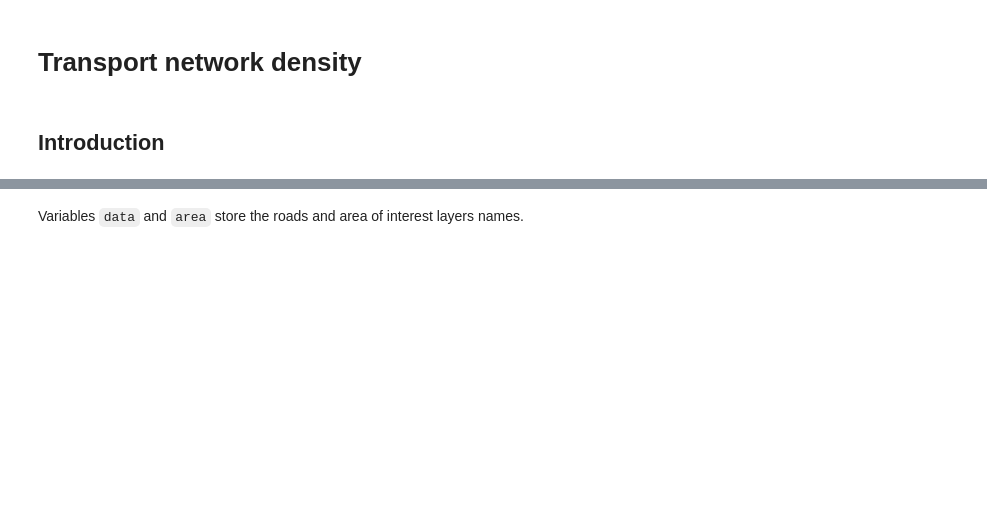
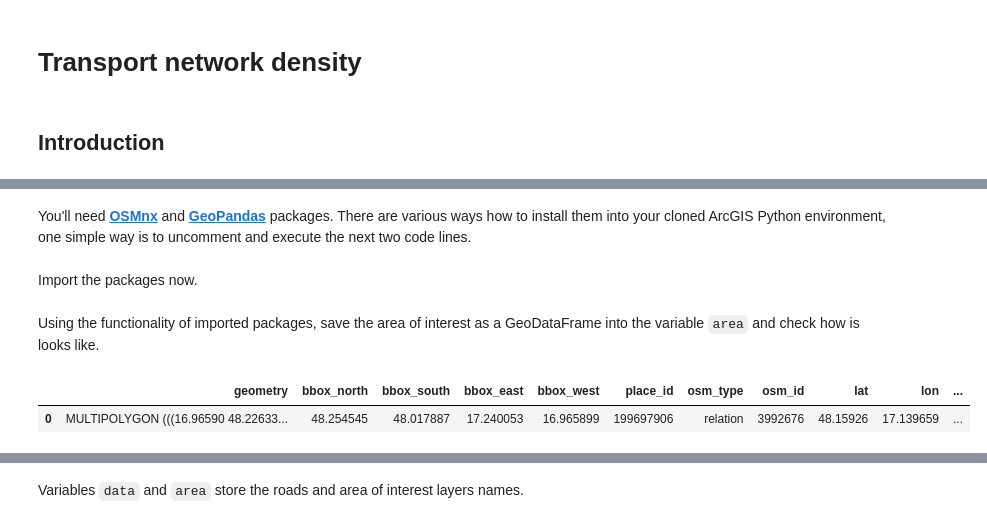
Before and after one commit to KGI-PRODA/2024, a Jupyter notebook: cviceni4/network_density.ipynb, the cells around one changed output, grey strips where cells are left out. Saved outputs shown, nothing was run; the diff lists cells and outputs as text; code cells hidden in the pictures; blank space fills up the shorter version.

````diff
--- a/cviceni4/network_density.ipynb
+++ b/cviceni4/network_density.ipynb
@@ -30,0 +47,2 @@ arcpy.env.workspace = workspace
+# %% [markdown]
+You'll need [**OSMnx**](https://osmnx.readthedocs.io/en/stable/) and [**GeoPandas**](https://geopandas.org/en/stable/) packages. There are various ways how to install them into your cloned ArcGIS Python environment, one simple way is to uncomment and execute the next two code lines.
@@ -30,0 +52,2 @@ arcpy.env.workspace = workspace
+# %% [markdown]
+Import the packages now.
@@ -30,0 +57,8 @@ arcpy.env.workspace = workspace
+# %% [markdown]
+Using the functionality of imported packages, save the area of interest as a GeoDataFrame into the variable ```area``` and check how is looks like.
+# %%
+area = ox.geocode_to_gdf(place_name)
+area
+# %% [output]
+|  | geometry | bbox_north | bbox_south | bbox_east | bbox_west | place_id | osm_type | osm_id | lat | lon | ... |
+| 0 | MULTIPOLYGON (((16.96590 48.22633... | 48.254545 | 48.017887 | 17.240053 | 16.965899 | 199697906 | relation | 3992676 | 48.15926 | 17.139659 | ... |
````
Also changed, not shown: parts of 17 cells of this notebook.
